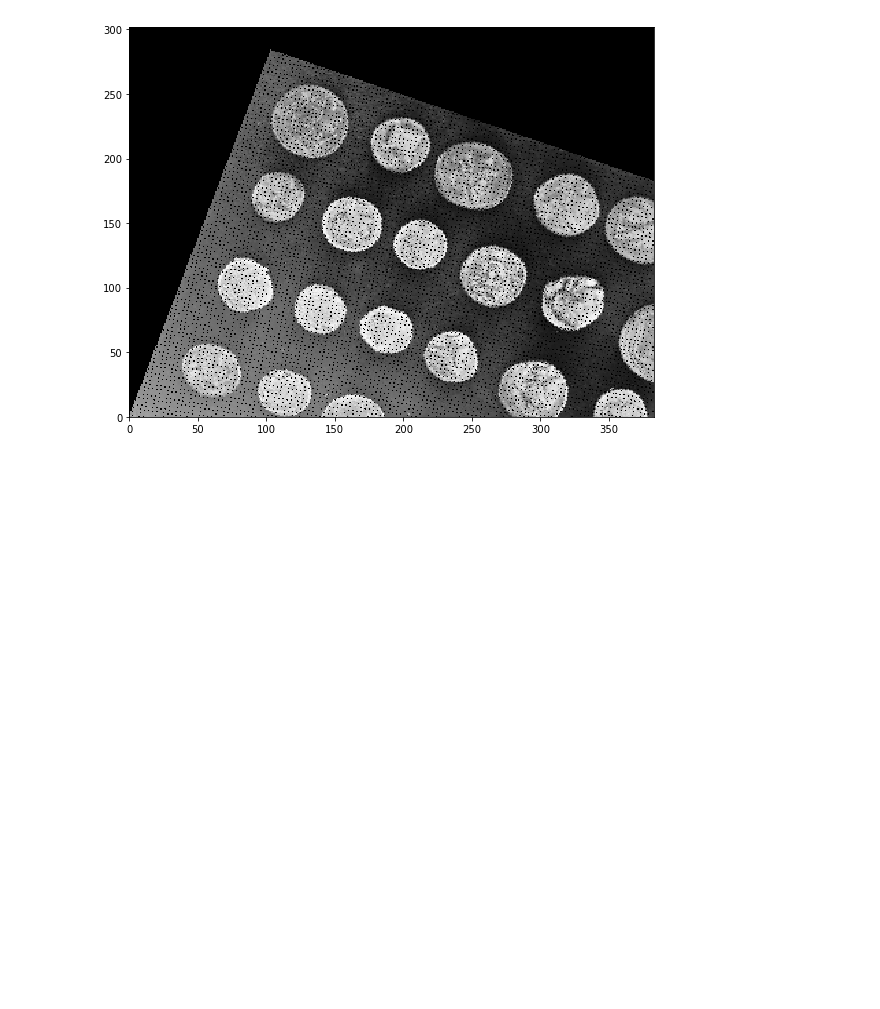
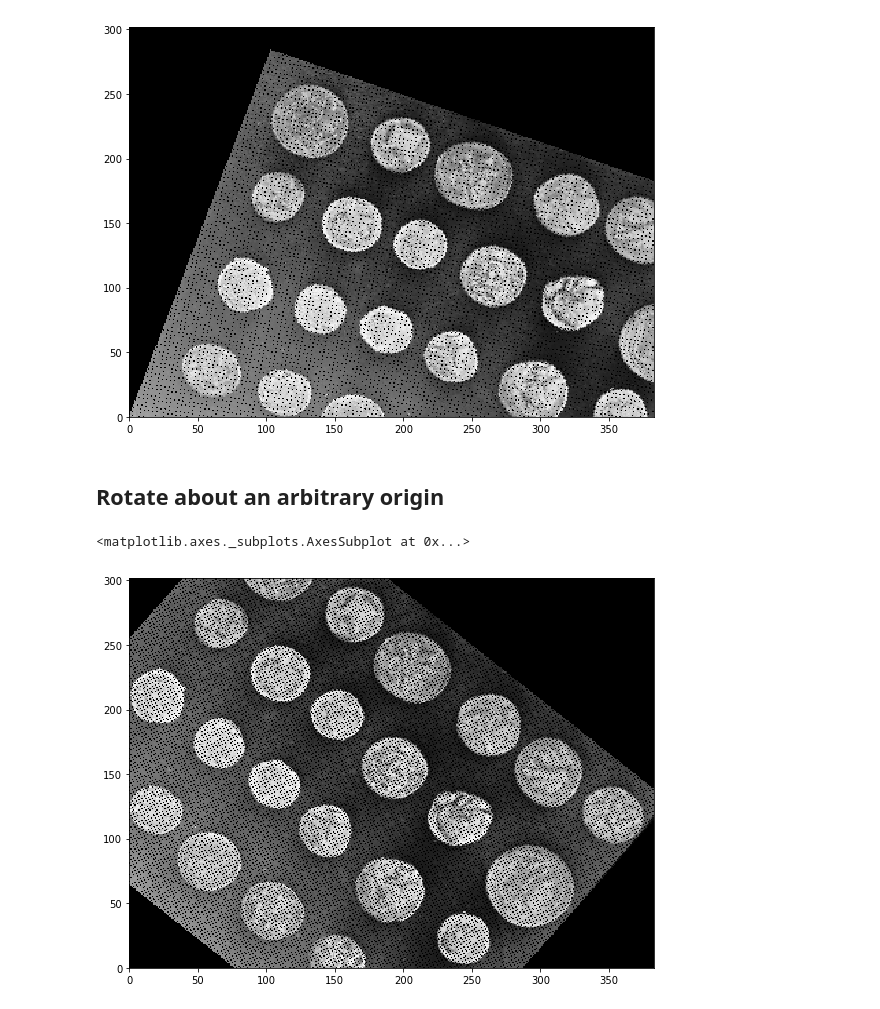
Before and after one commit to RealPolitiX/imrot, a Jupyter notebook: examples/mrot_test.ipynb, the cells around one changed output. Saved outputs shown, nothing was run; the diff lists cells and outputs as text; code cells hidden in the pictures; blank space fills up the shorter version.

Commit message:
Added rotation about an arbitrary origin

```diff
--- a/examples/mrot_test.ipynb
+++ b/examples/mrot_test.ipynb
@@ -15,7 +19,15 @@ vis.colormesh2d(img.T, figsize=(6,8), colormap='Greys_r')
 # %%
-rotimg = Rotator(img.T)
-rotimg.rotate(-20)
-vis.colormesh2d(rotimg.rotimg, figsize=(6,8), colormap='Greys_r')
+imgrotator = Rotator(img.T)
+imgrotator.rotate(-20)
+vis.colormesh2d(imgrotator.rotimg, figsize=(6,8), colormap='Greys_r')
 # %% [output]
 <matplotlib.axes._subplots.AxesSubplot at 0x...>
 [figure]
+# %% [markdown]
+## Rotate about an arbitrary origin
+# %%
+imgrotator.rotate(-40, origin=(150,200))
+vis.colormesh2d(imgrotator.rotimg, figsize=(6,8), colormap='Greys_r')
+# %% [output]
+<matplotlib.axes._subplots.AxesSubplot at 0x...>
+[figure, added]
```
Also changed, not shown: parts of 2 cells of this notebook, 1 other file.
